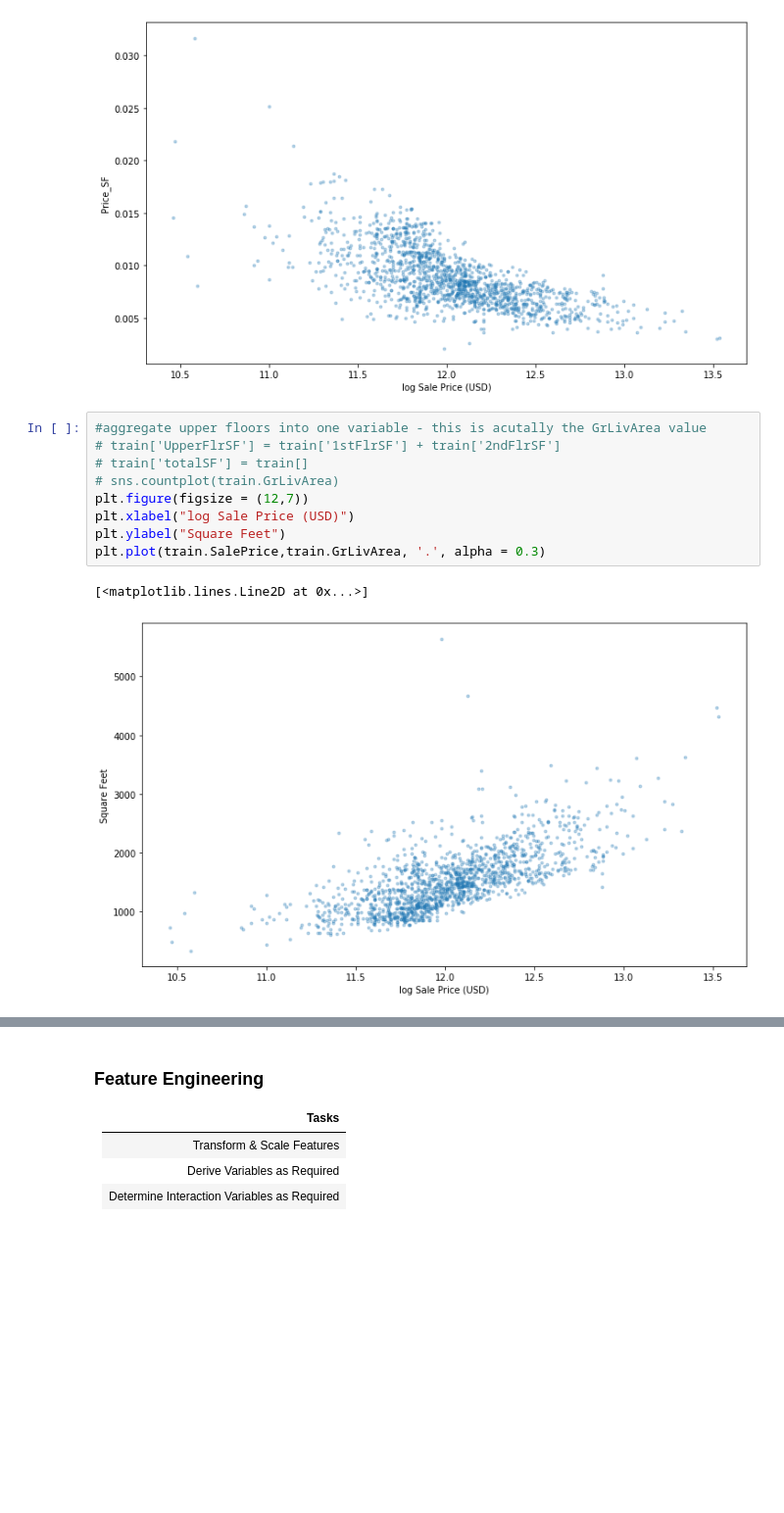
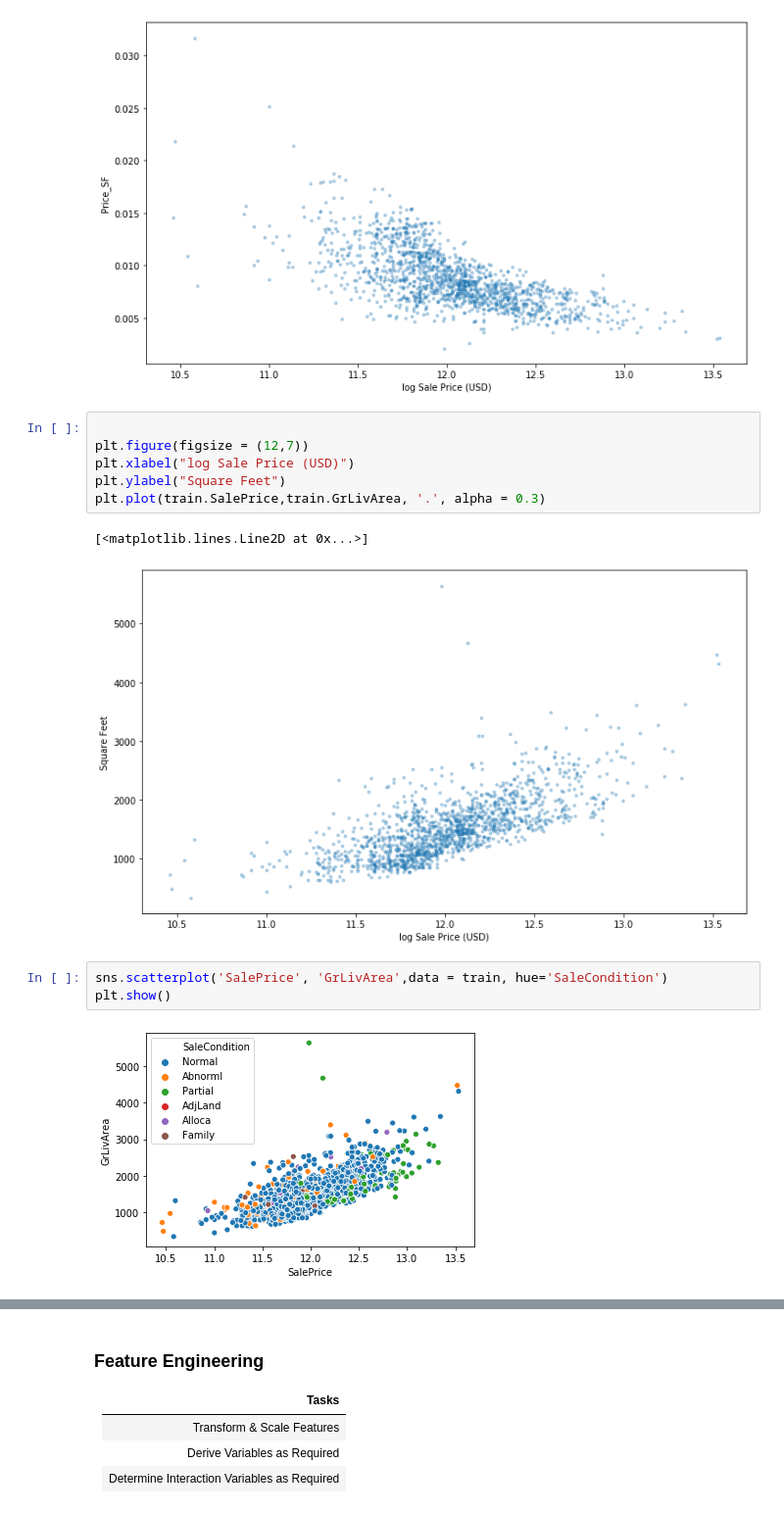
Before and after one commit to ericlundy87/House-Prices-Advanced-Regression-Techniques, a Jupyter notebook: p4_cheney.ipynb, the cells around one changed output, grey strips where cells are left out. Shown at 98% size. Cells and saved outputs as stored; diff of their text form; blank space fills up the shorter version.

Commit message:
sale contidition scatterplot

```diff
--- a/p4_cheney.ipynb
+++ b/p4_cheney.ipynb
@@ -308,10 +308,7 @@ plt.plot(train.SalePrice,train.Price_SF, '.', alpha = 0.3)
 [<matplotlib.lines.Line2D at 0x...>]
 [figure]
 # %%
-#aggregate upper floors into one variable - this is acutally the GrLivArea value
-# train['UpperFlrSF'] = train['1stFlrSF'] + train['2ndFlrSF']
-# train['totalSF'] = train[]
-# sns.countplot(train.GrLivArea)
+
 plt.figure(figsize = (12,7))
 plt.xlabel("log Sale Price (USD)")
 plt.ylabel("Square Feet")
@@ -319,6 +316,11 @@ plt.plot(train.SalePrice,train.GrLivArea, '.', alpha = 0.3)
 # %% [output]
 [<matplotlib.lines.Line2D at 0x...>]
 [figure]
+# %%
+sns.scatterplot('SalePrice', 'GrLivArea',data = train, hue='SaleCondition')
+plt.show()
+# %% [output]
+[figure, added]
 # %% [markdown]
 These two graphs depict a common trend in housing - the larger the house, the higher the price, but typically a lower price per square foot.  There seems to be an inflection point here - may be worth playing around with.
 Will have to watch out for multi-collinearity though.
```
Also changed, not shown: parts of 2 cells of this notebook.
